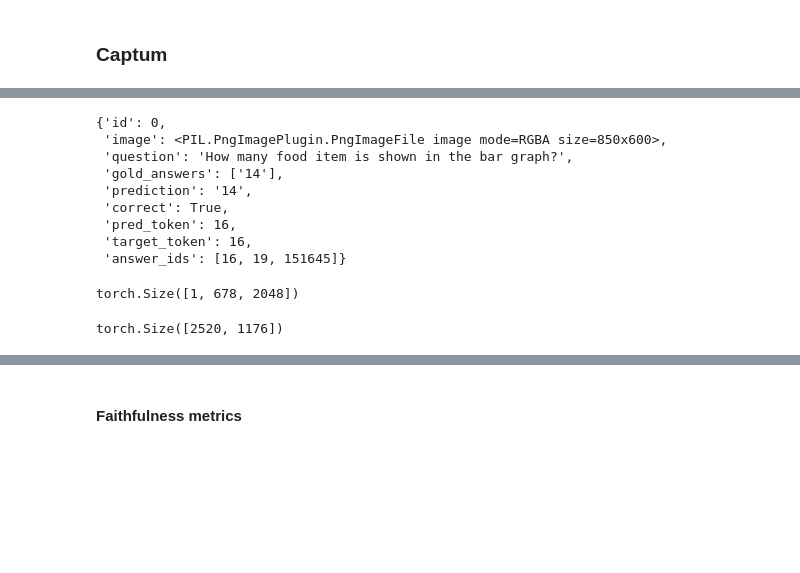
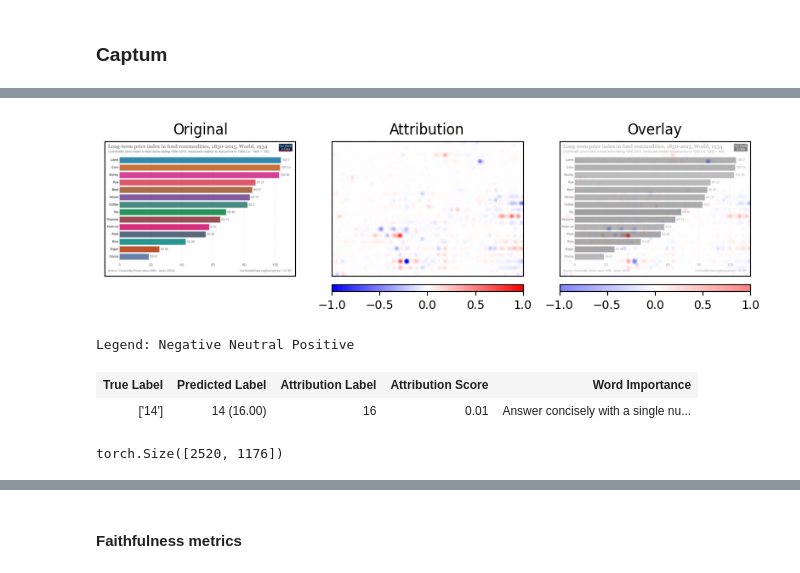
Before and after one commit to serval-uni-lu/xai-vdoc-benchmark, a Jupyter notebook: notebooks/test.ipynb, the cells around one changed output, grey strips where cells are left out. Drawn from its saved outputs; the diff is of its cells as text; code cells hidden in the pictures; blank space fills up the shorter version.

```diff
--- a/notebooks/test.ipynb
+++ b/notebooks/test.ipynb
@@ -2407,5 +1313,0 @@ target_token
-# %%
-prompts_score = result["prompt_scores_raw"]
-text_attributions_norm = np.abs(prompts_score).max()
-text_attr = prompts_score / text_attributions_norm
-text_attr_vis = (2 * text_attr) -1
@@ -2430,16 +1313,0 @@ records[0]
-# %%
-from captum.attr import visualization
-
-pred_class = records[0]["prediction"]
-true_class = records[0]["gold_answers"]
-
-vis_data_records = [visualization.VisualizationDataRecord(
-                            text_attr_vis,
-                            target_token,
-                            pred_class,
-                            true_class,
-                            target_token,
-                            text_attr_vis.sum(),
-                            question.split(),
-                            0.0)]
-visualization.visualize_text(vis_data_records)
@@ -2555,14 +1499,9 @@ def get_attributions_plot(model_wrapper, attr_hf,
 # %%
 model_wrapper = QwenVL_Wrapper(model, processor)
+img = records[0]['image']
+question = records[0]['question']
+inputs = get_inputs(img, question)
+target_token = records[0]["target_token"]
+pred_token = records[0]["pred_token"]
+true_text = records[0]['gold_answers']
+pred_text = records[0]['prediction']
-# %%
-records[0]
-# %% [output]
-{'id': 0,
- 'image': <PIL.PngImagePlugin.PngImageFile image mode=RGBA size=850x600>,
- 'question': 'How many food item is shown in the bar graph?',
- 'gold_answers': ['14'],
- 'prediction': '14',
- 'correct': True,
- 'pred_token': 16,
- 'target_token': 16,
- 'answer_ids': [16, 19, 151645]}
@@ -2573,6 +1508,20 @@ inputs = get_inputs(img, question)
-# %%
-target_token = records[0]["target_token"]
-pred_token = records[0]["pred_token"]
-pred_text = records[0]['gold_answers'][0]
 # %%
 attr_hf = InputXGradient(model_wrapper)
+
+attributions = get_attributions_plot(model_wrapper,
+                                    attr_hf,
+                                    inputs,
+                                    image=img,
+                                    true_text=true_text,
+                                    target_token=target_token,
+                                    pred_token=pred_token,
+                                    pred_text=pred_text,
+                                    use_baselines=False,
+                                    plot=True,
+                                    cmap=None
+                                     )
+# %% [output]
+[figure, added]
+Legend: Negative Neutral Positive
+| True Label | Predicted Label | Attribution Label | Attribution Score | Word Importance |
+| ['14'] | 14 (16.00) | 16 | 0.01 | Answer concisely with a single nu... |
@@ -2589,8 +1527,0 @@ attributions = get_attributions_plot(model_wrapper,
-# %%
-attributions[0].shape
-# %% [output]
-torch.Size([1, 678, 2048])
-# %%
-attributions[1].shape
-# %% [output]
-torch.Size([2520, 1176])
@@ -2598,0 +1528,4 @@ pixel_attr = attributions[1].cpu().detach()
+# %%
+attributions[1].shape
+# %% [output]
+torch.Size([2520, 1176])
```
Also changed, not shown: parts of 87 cells of this notebook, 2 other files.
